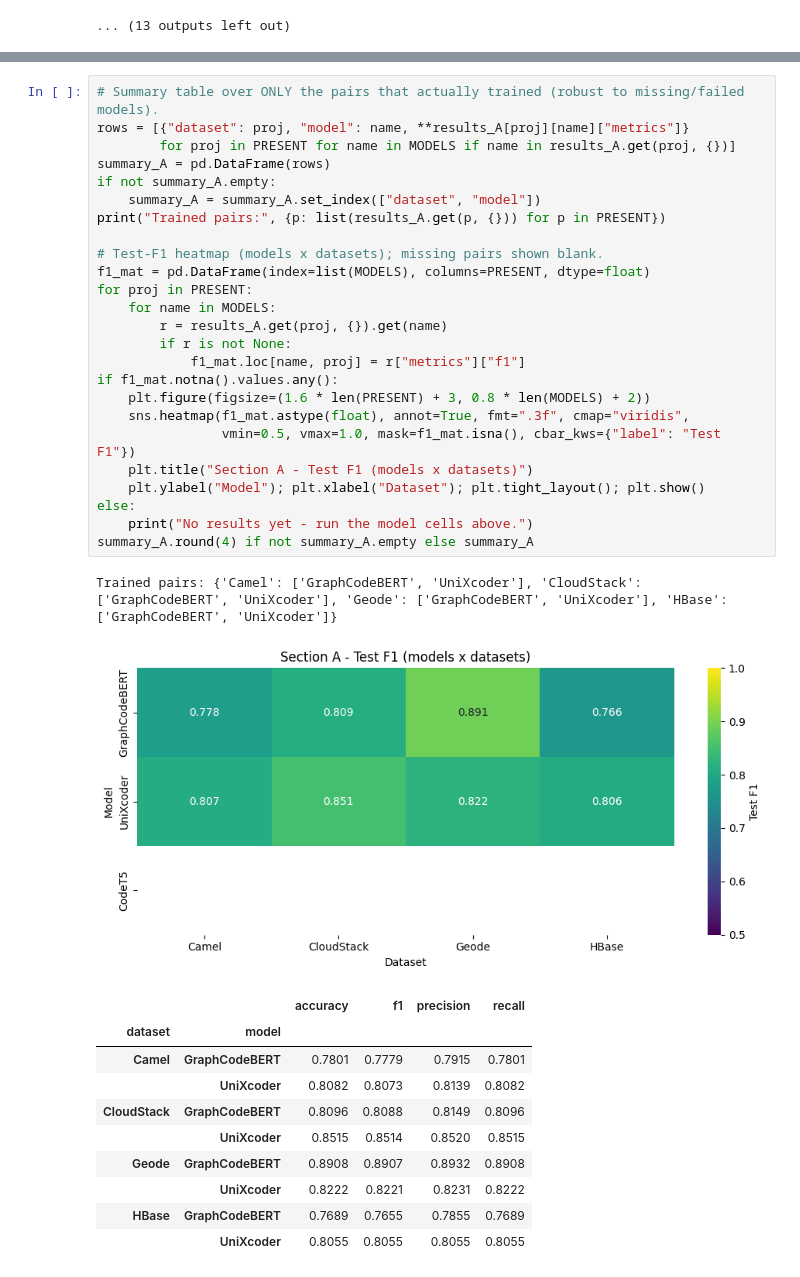
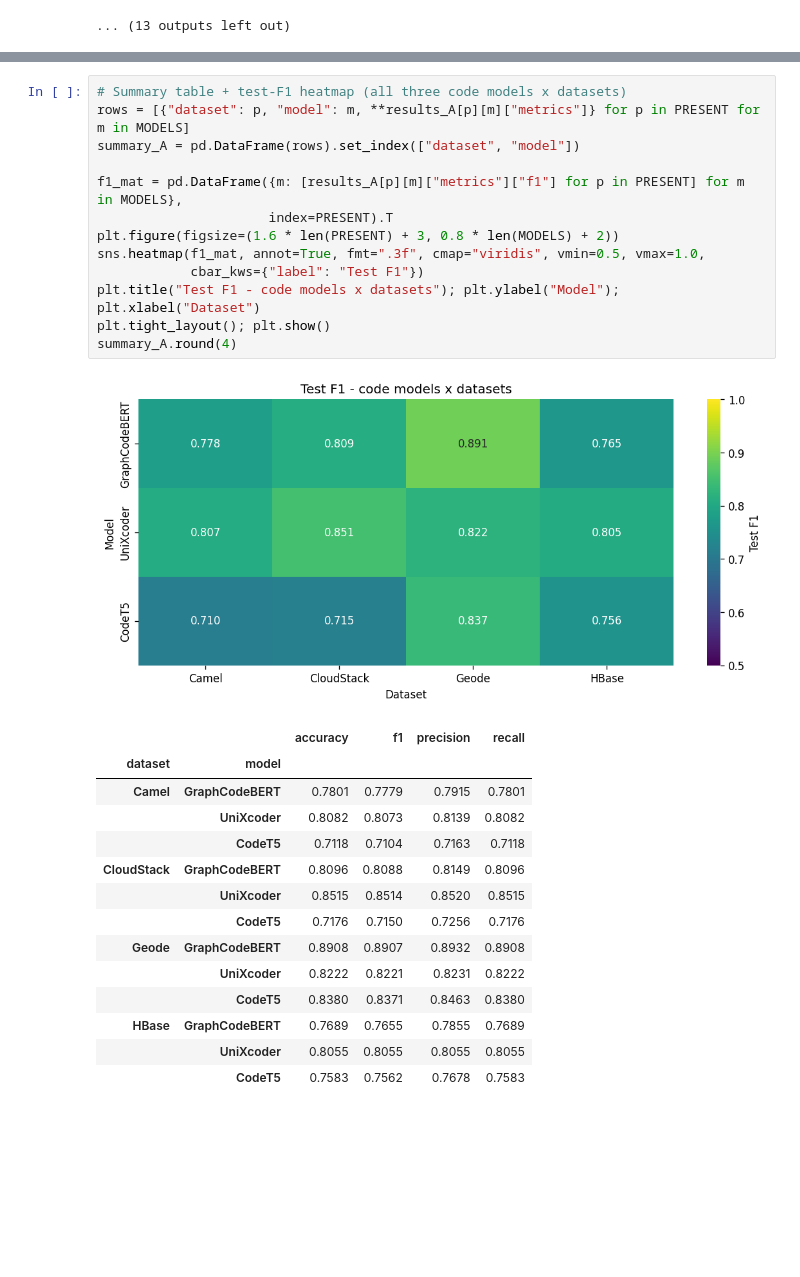
Before and after one commit to ZakriaComputerEngineer/Automated-Bug-Report-Classification-to-Improve-Source-Code-Quality, a Jupyter notebook: notebook/BugClassification_Code_Models.ipynb, the cells around one changed output, grey strips where cells are left out. Cells and saved outputs as stored; diff of their text form; blank space fills up the shorter version.

```diff
--- a/notebook/BugClassification_Code_Models.ipynb
+++ b/notebook/BugClassification_Code_Models.ipynb
@@ -586,38 +618,29 @@ Blank heatmap cells = a `(model, dataset)` pair that has not trained (or failed)
 # %%
-# Summary table over ONLY the pairs that actually trained (robust to missing/failed models).
-rows = [{"dataset": proj, "model": name, **results_A[proj][name]["metrics"]}
-        for proj in PRESENT for name in MODELS if name in results_A.get(proj, {})]
-summary_A = pd.DataFrame(rows)
-if not summary_A.empty:
-    summary_A = summary_A.set_index(["dataset", "model"])
-print("Trained pairs:", {p: list(results_A.get(p, {})) for p in PRESENT})
+# Summary table + test-F1 heatmap (all three code models x datasets)
+rows = [{"dataset": p, "model": m, **results_A[p][m]["metrics"]} for p in PRESENT for m in MODELS]
+summary_A = pd.DataFrame(rows).set_index(["dataset", "model"])
 
-# Test-F1 heatmap (models x datasets); missing pairs shown blank.
-f1_mat = pd.DataFrame(index=list(MODELS), columns=PRESENT, dtype=float)
-for proj in PRESENT:
-    for name in MODELS:
-        r = results_A.get(proj, {}).get(name)
-        if r is not None:
-            f1_mat.loc[name, proj] = r["metrics"]["f1"]
-if f1_mat.notna().values.any():
-    plt.figure(figsize=(1.6 * len(PRESENT) + 3, 0.8 * len(MODELS) + 2))
-    sns.heatmap(f1_mat.astype(float), annot=True, fmt=".3f", cmap="viridis",
-                vmin=0.5, vmax=1.0, mask=f1_mat.isna(), cbar_kws={"label": "Test F1"})
-    plt.title("Section A - Test F1 (models x datasets)")
-    plt.ylabel("Model"); plt.xlabel("Dataset"); plt.tight_layout(); plt.show()
-else:
-    print("No results yet - run the model cells above.")
-summary_A.round(4) if not summary_A.empty else summary_A
+f1_mat = pd.DataFrame({m: [results_A[p][m]["metrics"]["f1"] for p in PRESENT] for m in MODELS},
+                      index=PRESENT).T
+plt.figure(figsize=(1.6 * len(PRESENT) + 3, 0.8 * len(MODELS) + 2))
+sns.heatmap(f1_mat, annot=True, fmt=".3f", cmap="viridis", vmin=0.5, vmax=1.0,
+            cbar_kws={"label": "Test F1"})
+plt.title("Test F1 - code models x datasets"); plt.ylabel("Model"); plt.xlabel("Dataset")
+plt.tight_layout(); plt.show()
+summary_A.round(4)
 # %% [output]
-Trained pairs: {'Camel': ['GraphCodeBERT', 'UniXcoder'], 'CloudStack': ['GraphCodeBERT', 'UniXcoder'], 'Geode': ['GraphCodeBERT', 'UniXcoder'], 'HBase': ['GraphCodeBERT', 'UniXcoder']}
-[figure, old version]
+[figure, new version]
 |  |  | accuracy | f1 | precision | recall |
 | dataset | model |  |  |  |  |
 | Camel | GraphCodeBERT | 0.7801 | 0.7779 | 0.7915 | 0.7801 |
 |  | UniXcoder | 0.8082 | 0.8073 | 0.8139 | 0.8082 |
+|  | CodeT5 | 0.7118 | 0.7104 | 0.7163 | 0.7118 |
 | CloudStack | GraphCodeBERT | 0.8096 | 0.8088 | 0.8149 | 0.8096 |
 |  | UniXcoder | 0.8515 | 0.8514 | 0.8520 | 0.8515 |
+|  | CodeT5 | 0.7176 | 0.7150 | 0.7256 | 0.7176 |
 | Geode | GraphCodeBERT | 0.8908 | 0.8907 | 0.8932 | 0.8908 |
 |  | UniXcoder | 0.8222 | 0.8221 | 0.8231 | 0.8222 |
+|  | CodeT5 | 0.8380 | 0.8371 | 0.8463 | 0.8380 |
 | HBase | GraphCodeBERT | 0.7689 | 0.7655 | 0.7855 | 0.7689 |
 |  | UniXcoder | 0.8055 | 0.8055 | 0.8055 | 0.8055 |
+|  | CodeT5 | 0.7583 | 0.7562 | 0.7678 | 0.7583 |
```
Also changed, not shown: parts of 12 cells of this notebook, 16 other files.
